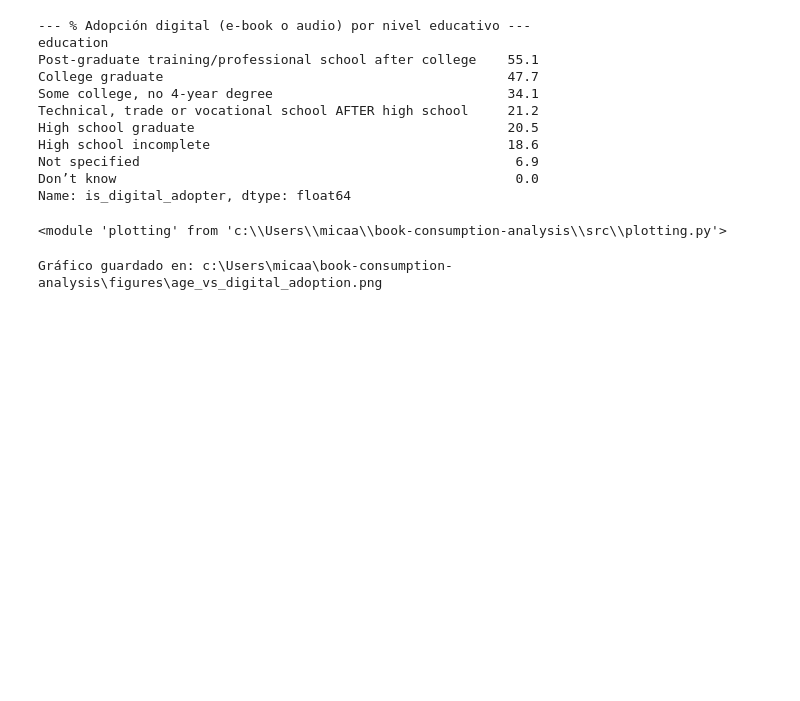
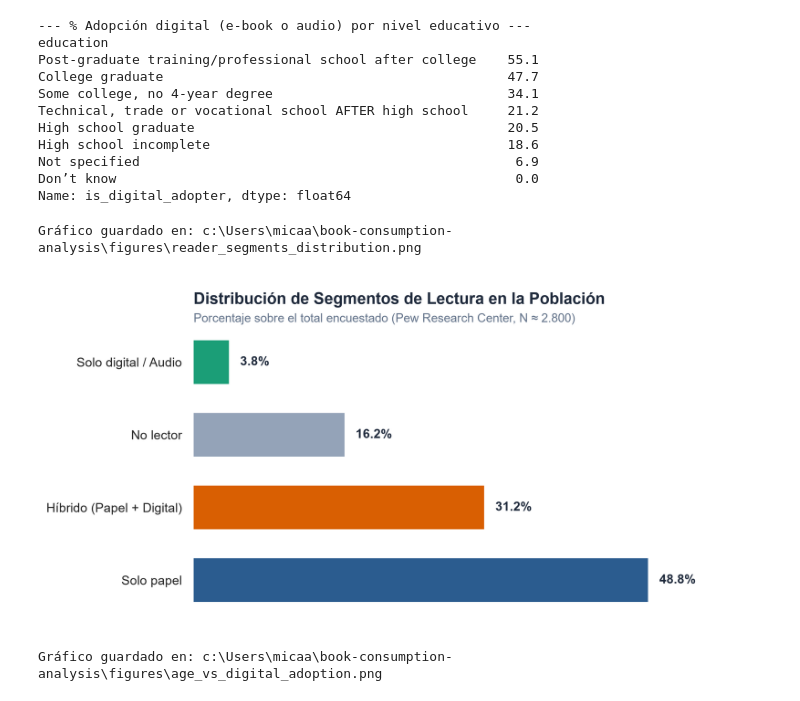
Before and after one commit to LucianaMariano02/book-consumption-analysis, a Jupyter notebook: notebooks/02_eda_formats_demographics.ipynb, the cells around one changed output. Saved outputs shown, nothing was run; the diff lists cells and outputs as text; code cells hidden in the pictures; blank space fills up the shorter version.

Commit message:
mejora de diseño y etiquetas del grafico de segmento

```diff
--- a/notebooks/02_eda_formats_demographics.ipynb
+++ b/notebooks/02_eda_formats_demographics.ipynb
@@ -75,10 +75,13 @@ Name: is_digital_adopter, dtype: float64
 # %%
 import importlib
 import plotting as plot_utils
 
 importlib.reload(plot_utils)
+fig1 = plot_utils.plot_segments_distribution(df, figures_path)
+plt.show()
 # %% [output]
-<module 'plotting' from 'c:\\Users\\micaa\\book-consumption-analysis\\src\\plotting.py'>
+Gráfico guardado en: c:\Users\micaa\book-consumption-analysis\figures\reader_segments_distribution.png
+[figure, added]
 # %%
 fig3 = plot_utils.plot_age_vs_adoption(df, figures_path)
 plt.show()
```
Also changed, not shown: 2 other files.
